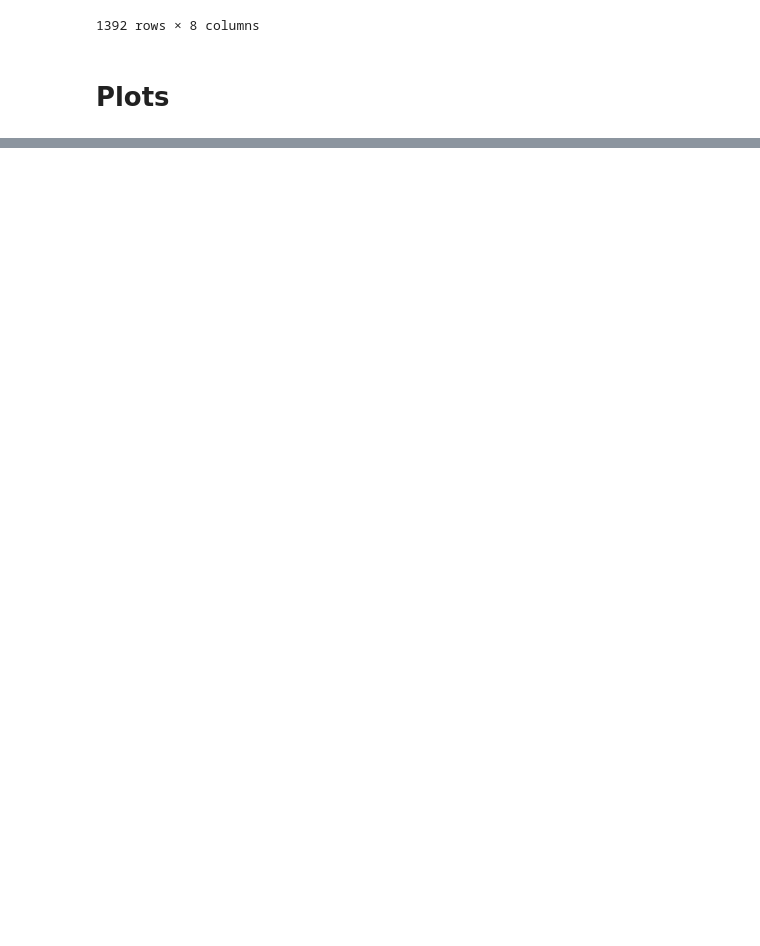
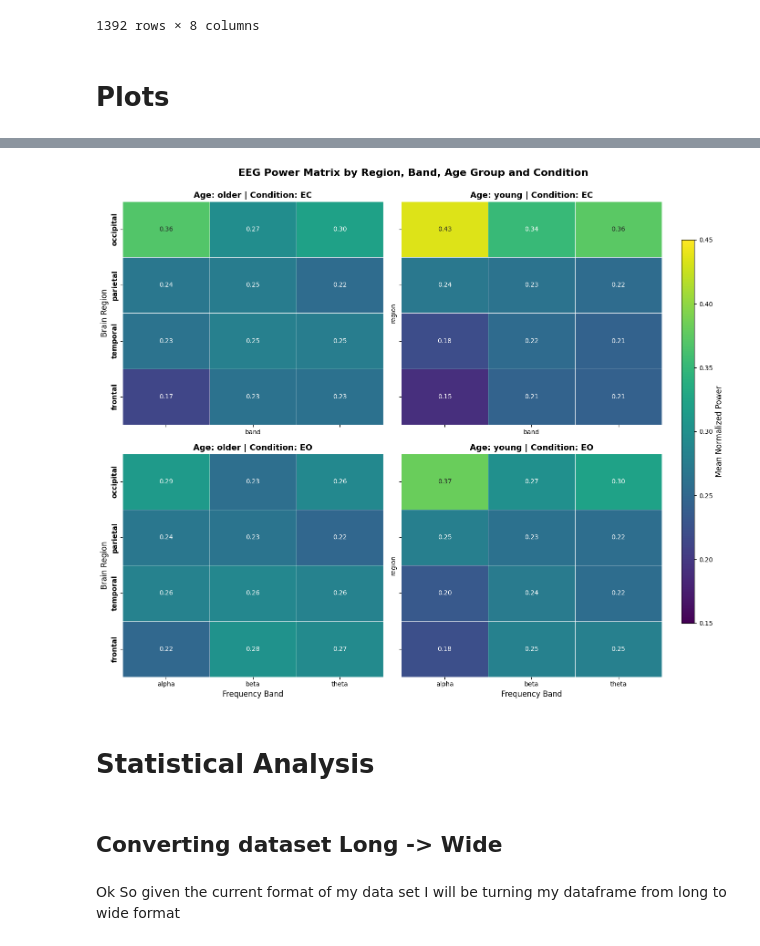
Before and after one commit to akovalp/CTOMIEEGPython, a Jupyter notebook: analysis.ipynb, the cells around one changed output, grey strips where cells are left out. Drawn from its saved outputs; the diff is of its cells as text; code cells hidden in the pictures; blank space fills up the shorter version.

Commit message:
Addition to analysis pipeline

```diff
--- a/analysis.ipynb
+++ b/analysis.ipynb
@@ -238,0 +240,79 @@ plt.show()
+# %%
+# Create a 2x2 grid for our four conditions (age_group × condition)
+fig, axes = plt.subplots(2, 2, figsize=(14, 12), sharex=True, sharey=True)
+
+# Define age groups and conditions
+age_groups = ['older', 'young']
+conditions = ['EC', 'EO']
+
+# Get unique region names to ensure consistency
+regions = new_df_normalized['region'].unique()
+
+# Custom colormap with better perceptual properties
+cmap = sns.color_palette("viridis", as_cmap=True)
+
+# Loop through each combination and create a heatmap
+for i, condition in enumerate(conditions):
+    for j, age in enumerate(age_groups):
+        # Filter data for this subplot
+        subset = new_df_normalized[(new_df_normalized['age_group'] == age) &
+                                   (new_df_normalized['condition'] == condition)]
+
+        # Create pivot table for this specific combination
+        pivot = subset.pivot_table(
+            index='region',
+            columns='band',
+            values='normalized_power',
+            aggfunc='mean'
+        )
+
+        # Ensure pivot table has consistent row order matching regions list
+        pivot = pivot.reindex(regions)
+
+        sns.heatmap(
+            pivot,
+            ax=axes[i, j],
+            cmap=cmap,
+            vmin=0.10,
+            vmax=0.45,
+            annot=True,
+            fmt='.2f',
+            linewidths=0.5,
+            cbar=False  # No colorbar on any subplot
+        )
+
+        # Add titles
+        axes[i, j].set_title(f"Age: {age} | Condition: {condition}",
+                             fontsize=13, fontweight='bold')
+
+        # Ensure region names are clearly displayed
+        axes[i, j].set_yticklabels(regions, fontsize=11, fontweight='bold')
+
+        # Set x/y labels only for outer subplots
+        if i == 1:
+            axes[i, j].set_xlabel('Frequency Band', fontsize=12)
+        if j == 0:
+            axes[i, j].set_ylabel('Brain Region', fontsize=12)
+
+# Add a main title
+plt.suptitle('EEG Power Matrix by Region, Band, Age Group and Condition',
+             y=0.98, fontsize=16, fontweight='bold')
+
+# Add a single colorbar for the entire figure
+cbar_ax = fig.add_axes([0.92, 0.15, 0.02, 0.7])  # [x, y, width, height]
+sm = plt.cm.ScalarMappable(cmap=cmap, norm=plt.Normalize(0.15, 0.45))
+sm.set_array([])
+cbar = fig.colorbar(sm, cax=cbar_ax)
+cbar.set_label('Mean Normalized Power', fontsize=12)
+
+# Adjust spacing
+plt.tight_layout(rect=[0, 0, 0.9, 0.95])  # Make room for colorbar
+plt.subplots_adjust(top=0.92)
+# %% [output]
+[figure, added]
+# %% [markdown]
+# Statistical Analysis
+# %% [markdown]
+## Converting dataset **Long** -> **Wide**
+# %% [markdown]
+Ok So given the current format of my data set I will be turning my dataframe from long to wide format
```
Also changed, not shown: parts of 22 cells of this notebook, 1 other file.
